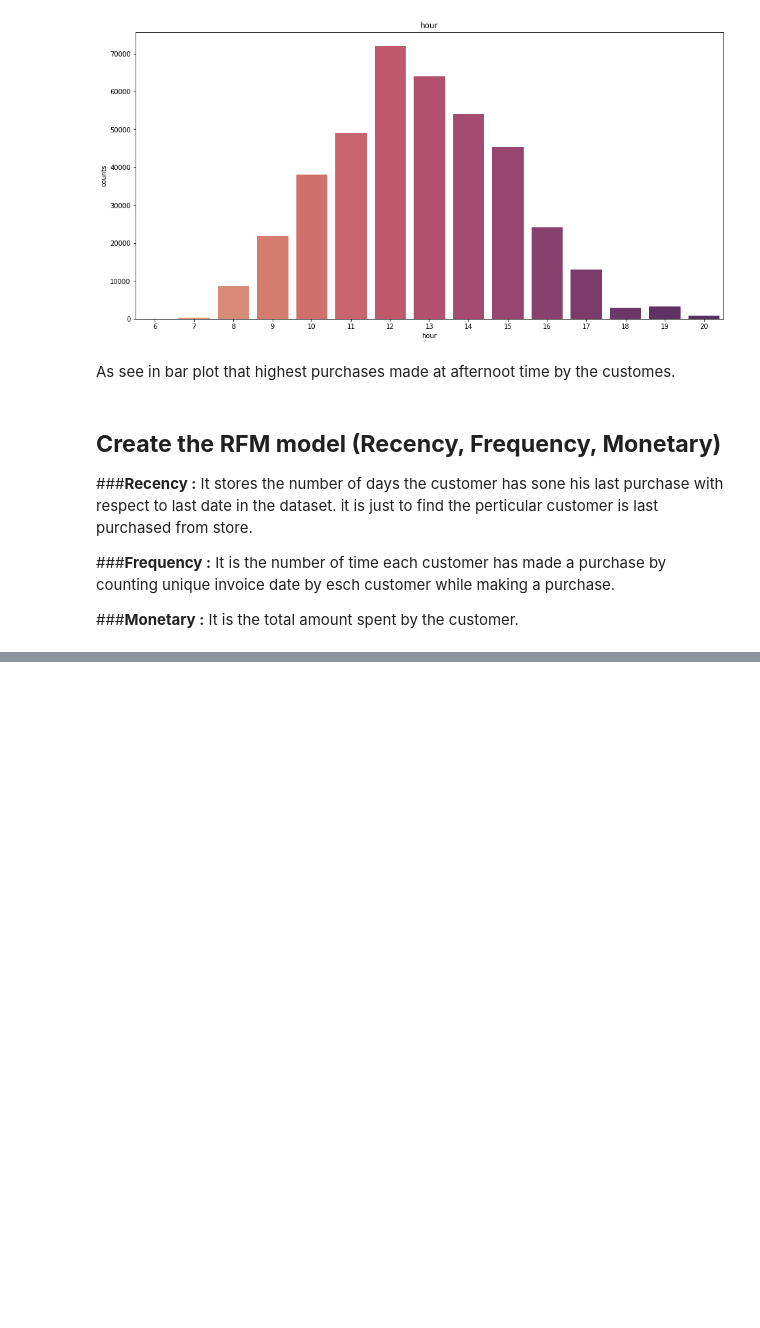
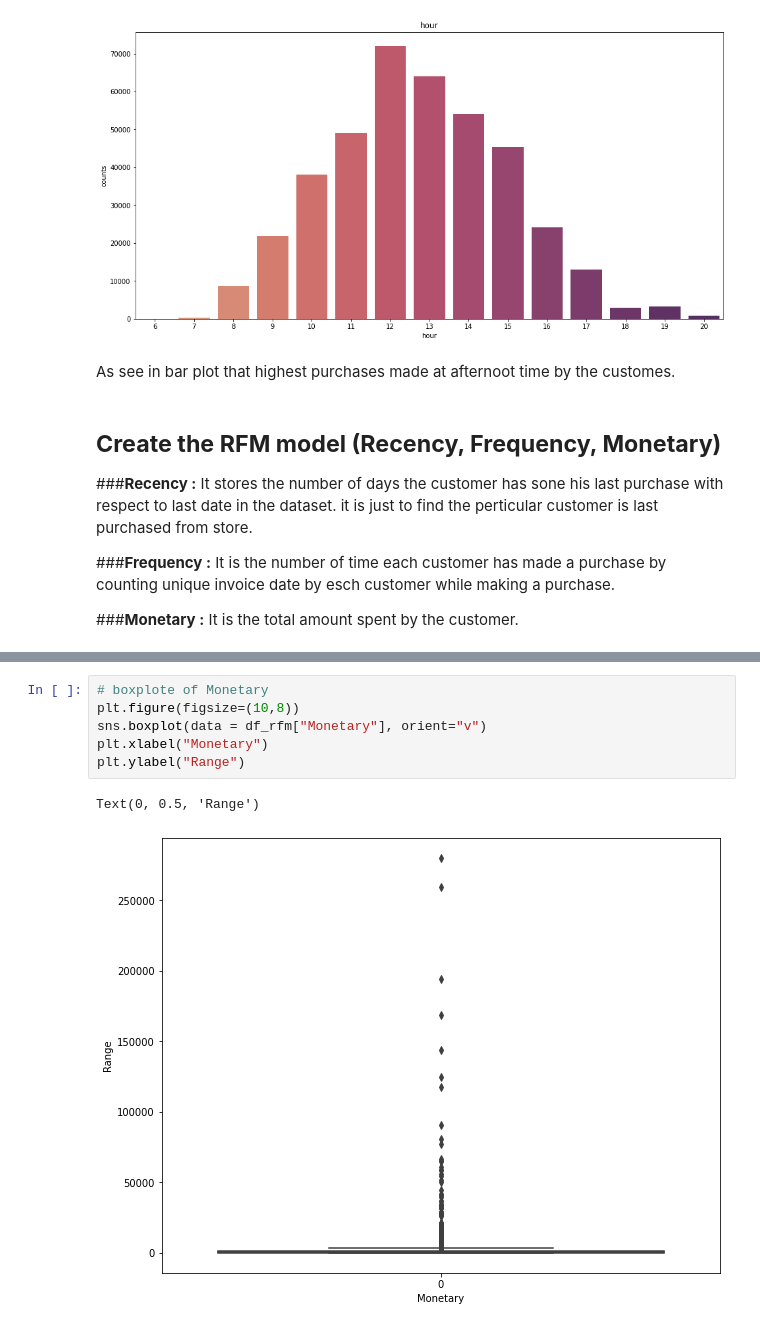
Before and after one commit to milanajudiya/Customer_Segmentation, a Jupyter notebook: Online_Retail_Customer_Segmentation.ipynb, the cells around one changed output, grey strips where cells are left out. Drawn from its saved outputs; the diff is of its cells as text; blank space fills up the shorter version.

```diff
--- a/Online_Retail_Customer_Segmentation.ipynb
+++ b/Online_Retail_Customer_Segmentation.ipynb
@@ -389,0 +536,9 @@ As see in bar plot that highest purchases made at afternoot time by the customes
+# %%
+# boxplote of Monetary
+plt.figure(figsize=(10,8))
+sns.boxplot(data = df_rfm["Monetary"], orient="v")
+plt.xlabel("Monetary")
+plt.ylabel("Range")
+# %% [output]
+Text(0, 0.5, 'Range')
+[figure, added]
```
Also changed, not shown: parts of 19 cells of this notebook.
